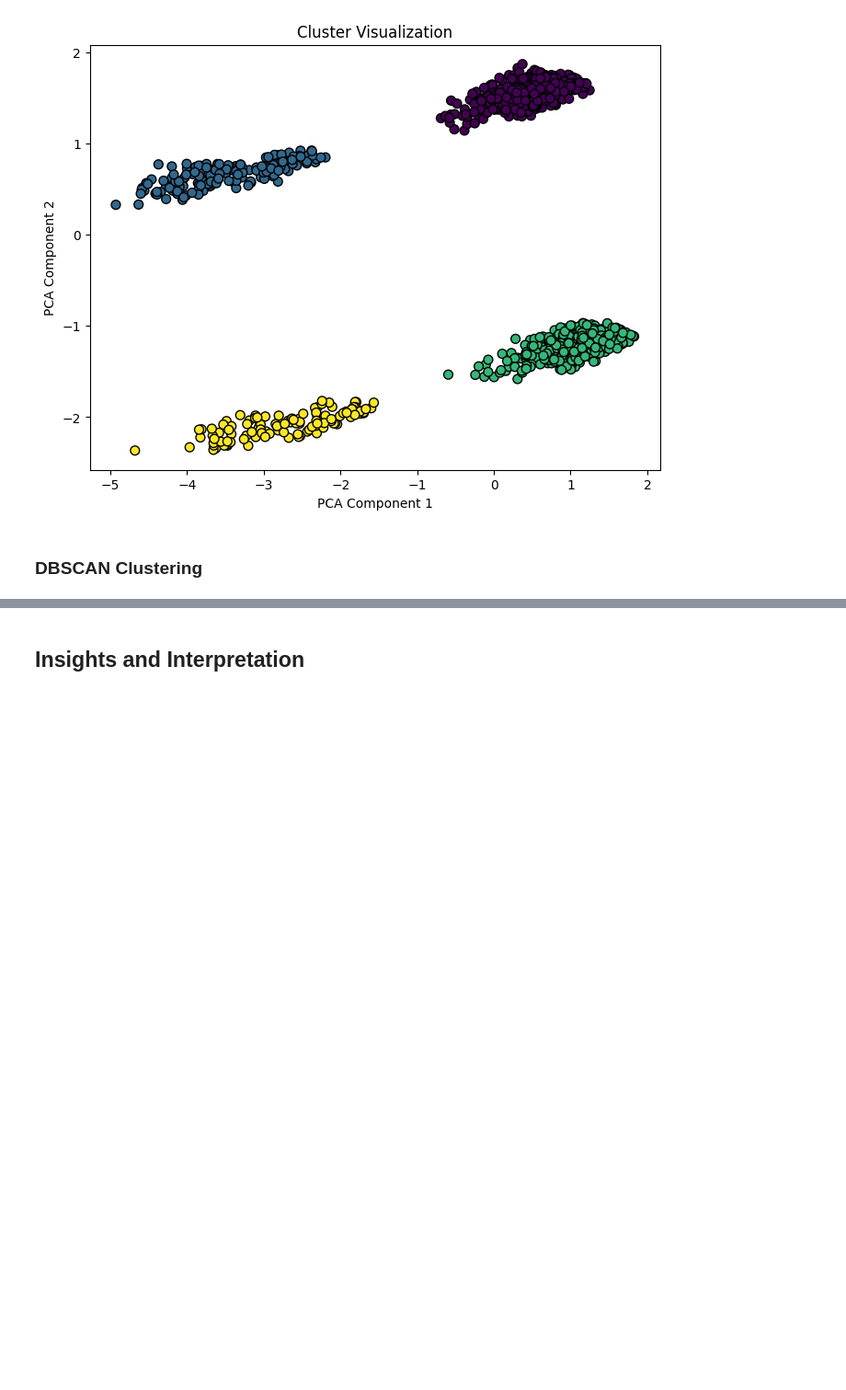
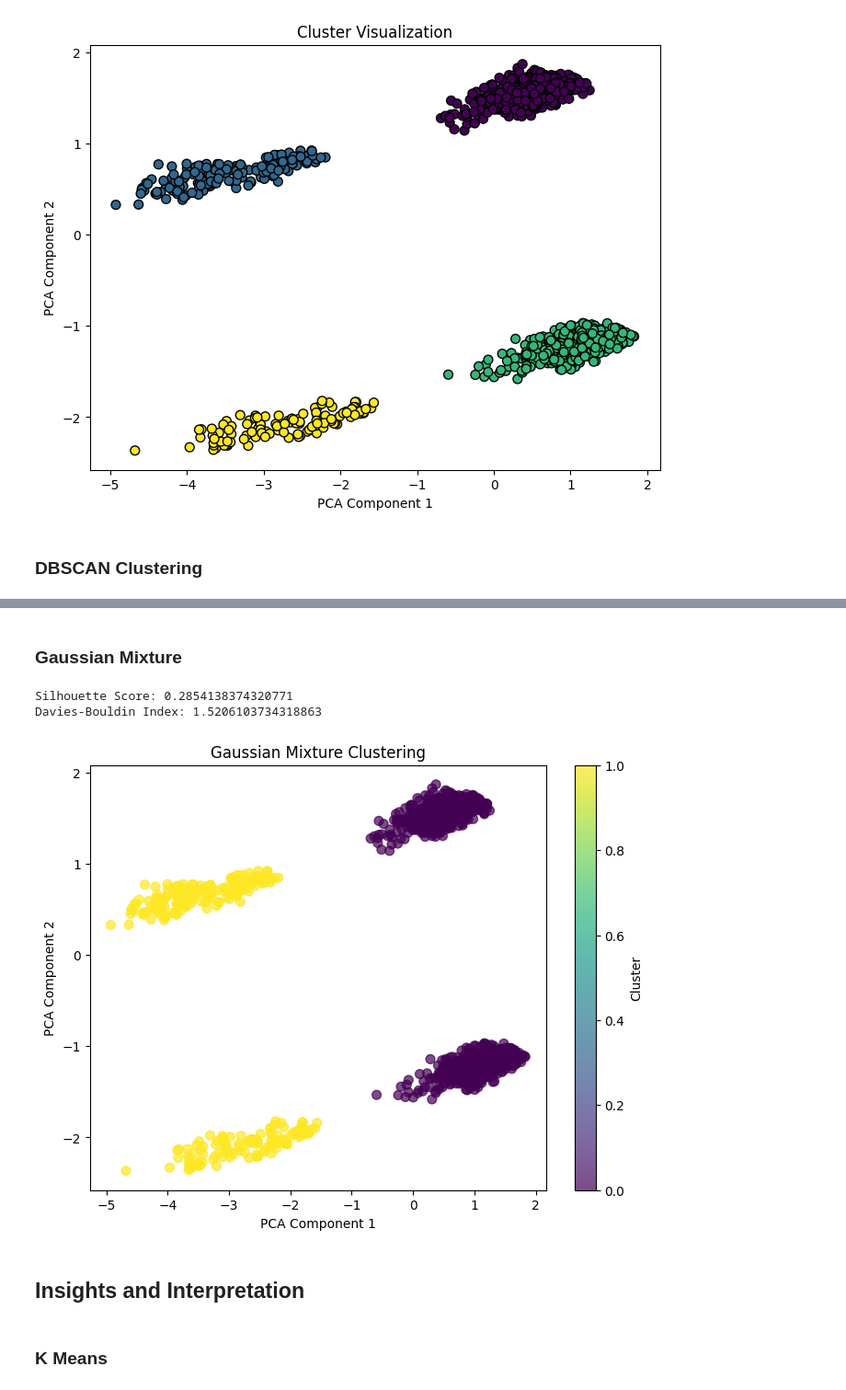
Before and after one commit to kauswade/T10-AlgoThinkers-Health-Insurance-Data-Clustering, a Jupyter notebook: health_insurance_model_pipeline.ipynb, the cells around one changed output, grey strips where cells are left out. Shown at 92% size. Drawn from its saved outputs; the diff is of its cells as text; code cells hidden in the pictures; blank space fills up the shorter version.

```diff
--- a/health_insurance_model_pipeline.ipynb
+++ b/health_insurance_model_pipeline.ipynb
@@ -191,2 +224,32 @@ plt.show()
+# %% [markdown]
+### Gaussian Mixture
+# %%
+gmm = GaussianMixture(n_components=2, random_state=122)  # Specify number of clusters
+gmm_clusters = gmm.fit_predict(scaled_data)
+
+# Add cluster labels to the original dataset
+cleaned_data['GMM_Cluster'] = gmm_clusters
+# %%
+silhouette_avg = silhouette_score(scaled_data, gmm_clusters)
+print(f"Silhouette Score: {silhouette_avg}")
+
+# Davies-Bouldin Index
+dbi = metrics.davies_bouldin_score(scaled_data, gmm_clusters)
+print(f"Davies-Bouldin Index: {dbi}")
+# %% [output]
+Silhouette Score: 0.2854138374320771
+Davies-Bouldin Index: 1.5206103734318863
+# %%
+plt.figure(figsize=(8, 6))
+plt.scatter(pca_features[:, 0], pca_features[:, 1], c=gmm_clusters, cmap='viridis', s=50, alpha=0.7)
+plt.title("Gaussian Mixture Clustering")
+plt.xlabel("PCA Component 1")
+plt.ylabel("PCA Component 2")
+plt.colorbar(label='Cluster')
+plt.show()
+# %% [output]
+[figure, added]
 # %% [markdown]
 ## Insights and Interpretation
+# %% [markdown]
+### K Means
```
Also changed, not shown: parts of 21 cells of this notebook.
